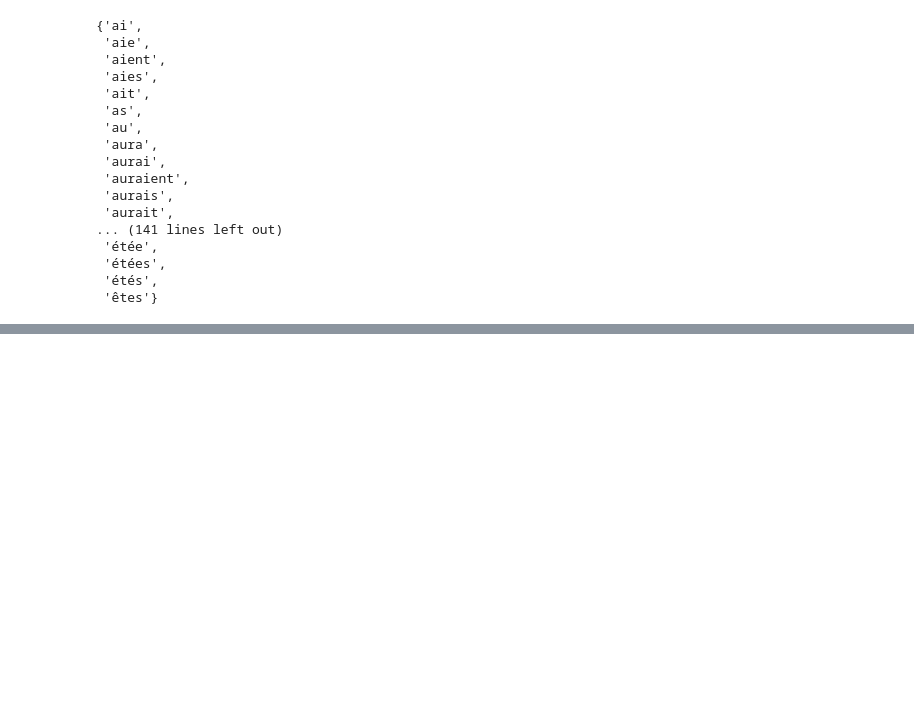
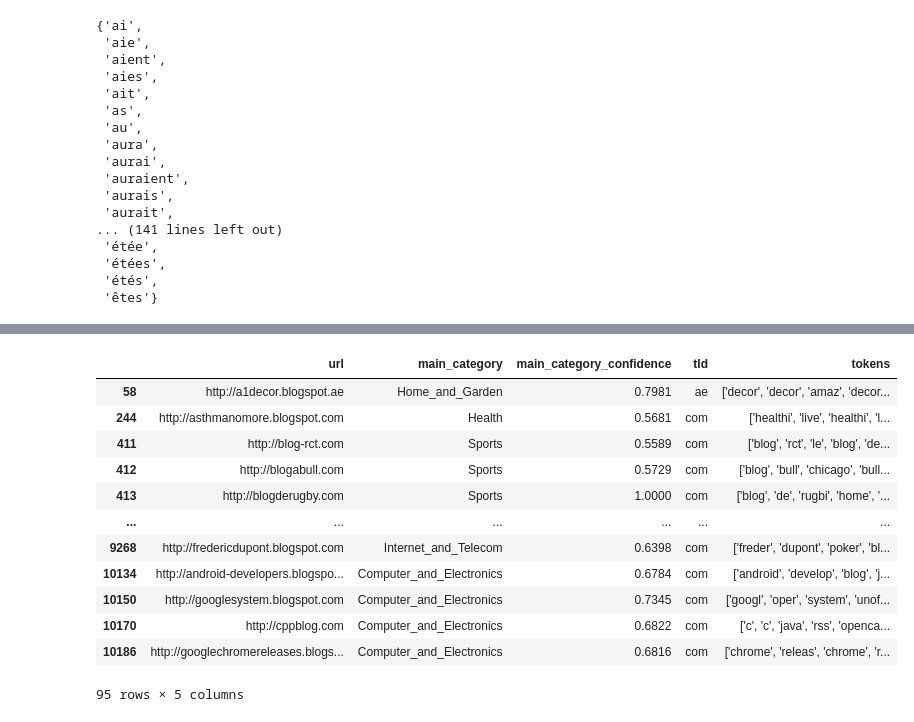
Before and after one commit to thomashilger67/Web-classification, a Jupyter notebook: website_categorization_custom/test.ipynb, the cells around one changed output, grey strips where cells are left out. Saved outputs shown, nothing was run; the diff lists cells and outputs as text; code cells hidden in the pictures; blank space fills up the shorter version.

```diff
--- a/website_categorization_custom/test.ipynb
+++ b/website_categorization_custom/test.ipynb
@@ -37,0 +40,3 @@ stop_words
+# %%
+df = pd.read_csv("/home/ensai/imatag/website_categorization_custom/categorization/Datasets/Feature_dataset_2023-02-01_clean_full.csv")
+df = df.drop("Unnamed: 0", axis = 1)
@@ -37,0 +72,16 @@ stop_words
+# %%
+df[df['url'].str.contains("blog")]
+# %% [output]
+|  | url | main_category | main_category_confidence | tld | tokens |
+| 58 | http://a1decor.blogspot.ae | Home_and_Garden | 0.7981 | ae | ['decor', 'decor', 'amaz', 'decor... |
+| 244 | http://asthmanomore.blogspot.com | Health | 0.5681 | com | ['healthi', 'live', 'healthi', 'l... |
+| 411 | http://blog-rct.com | Sports | 0.5589 | com | ['blog', 'rct', 'le', 'blog', 'de... |
+| 412 | http://blogabull.com | Sports | 0.5729 | com | ['blog', 'bull', 'chicago', 'bull... |
+| 413 | http://blogderugby.com | Sports | 1.0000 | com | ['blog', 'de', 'rugbi', 'home', '... |
+| ... | ... | ... | ... | ... | ... |
+| 9268 | http://fredericdupont.blogspot.com | Internet_and_Telecom | 0.6398 | com | ['freder', 'dupont', 'poker', 'bl... |
+| 10134 | http://android-developers.blogspo... | Computer_and_Electronics | 0.6784 | com | ['android', 'develop', 'blog', 'j... |
+| 10150 | http://googlesystem.blogspot.com | Computer_and_Electronics | 0.7345 | com | ['googl', 'oper', 'system', 'unof... |
+| 10170 | http://cppblog.com | Computer_and_Electronics | 0.6822 | com | ['c', 'c', 'java', 'rss', 'openca... |
+| 10186 | http://googlechromereleases.blogs... | Computer_and_Electronics | 0.6816 | com | ['chrome', 'releas', 'chrome', 'r... |
+95 rows × 5 columns
```
Also changed, not shown: parts of 25 cells of this notebook, 5 other files.
